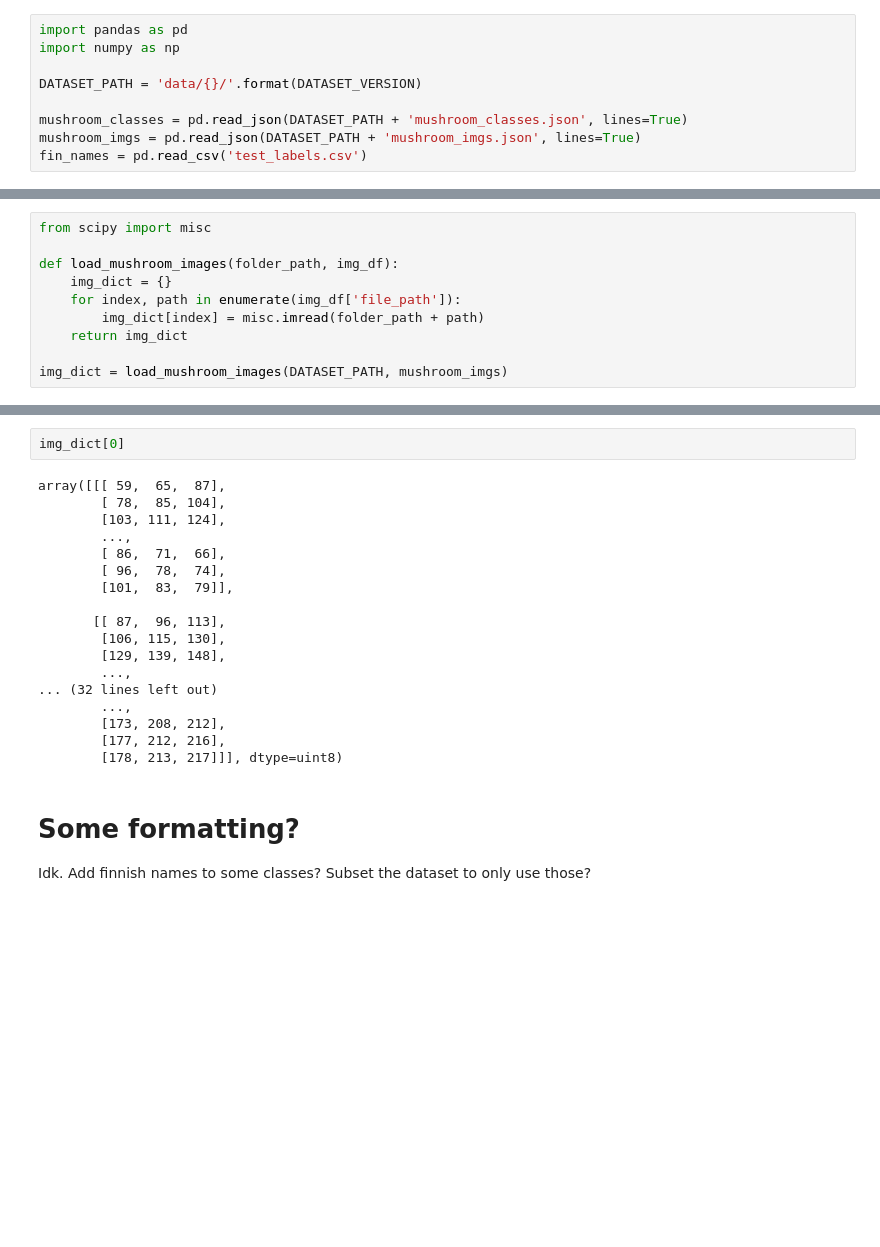
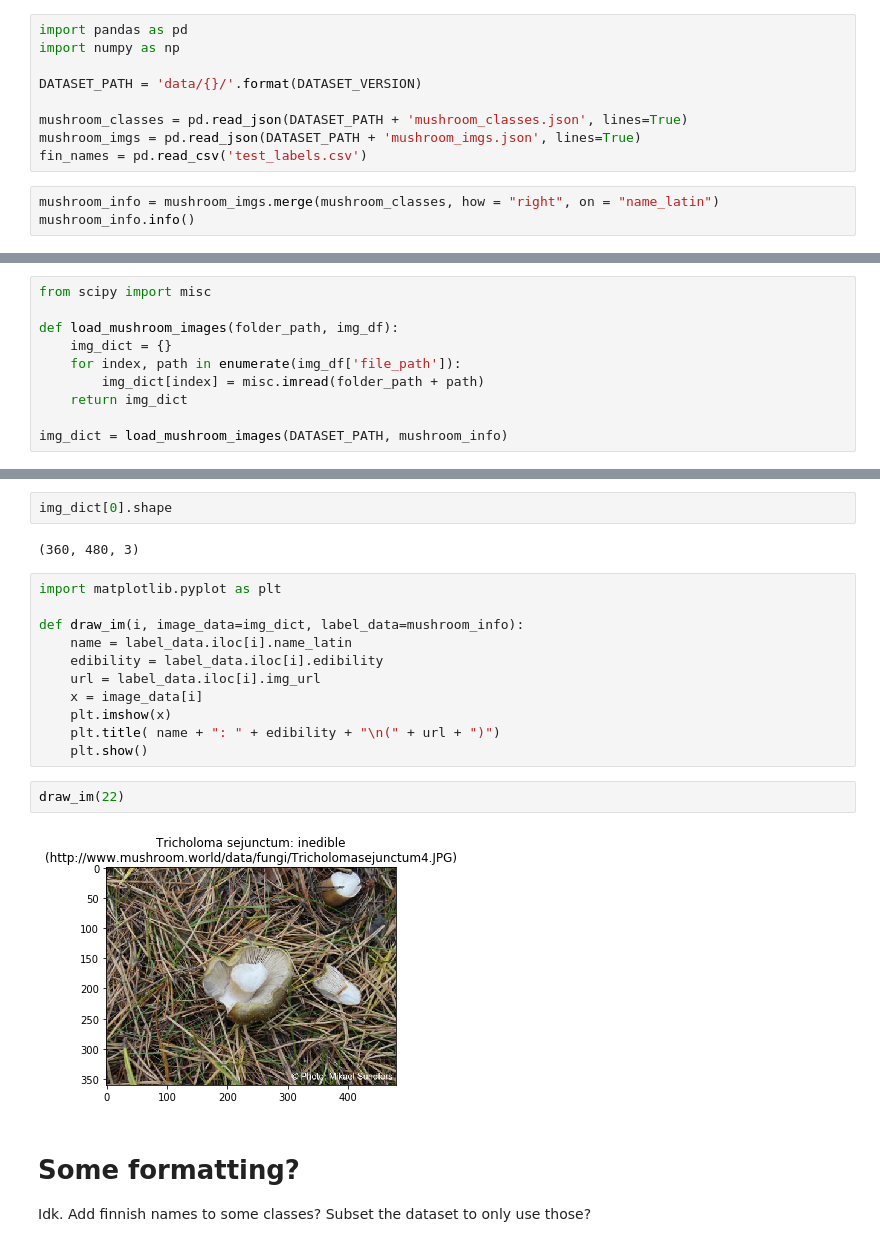
Before and after one commit to TuomoNieminen/deep-shrooms, a Jupyter notebook: deep-shrooms.ipynb, the cells around one changed output, grey strips where cells are left out. Drawn from its saved outputs; the diff is of its cells as text; blank space fills up the shorter version.

Commit message:
notebook: merge label and image data, add shroom visualizer

```diff
--- a/deep-shrooms.ipynb
+++ b/deep-shrooms.ipynb
@@ -82,3 +82,6 @@ DATASET_PATH = 'data/{}/'.format(DATASET_VERSION)
 mushroom_classes = pd.read_json(DATASET_PATH + 'mushroom_classes.json', lines=True)
 mushroom_imgs = pd.read_json(DATASET_PATH + 'mushroom_imgs.json', lines=True)
 fin_names = pd.read_csv('test_labels.csv')
+# %%
+mushroom_info = mushroom_imgs.merge(mushroom_classes, how = "right", on = "name_latin")
+mushroom_info.info()
@@ -91,4 +108,4 @@ def load_mushroom_images(folder_path, img_df):
         img_dict[index] = misc.imread(folder_path + path)
     return img_dict
 
-img_dict = load_mushroom_images(DATASET_PATH, mushroom_imgs)
+img_dict = load_mushroom_images(DATASET_PATH, mushroom_info)
@@ -95,23 +124,22 @@ img_dict = load_mushroom_images(DATASET_PATH, mushroom_imgs)
 # %%
-img_dict[0]
+img_dict[0].shape
 # %% [output]
-array([[[ 59,  65,  87],
-        [ 78,  85, 104],
-        [103, 111, 124],
-        ...,
-        [ 86,  71,  66],
-        [ 96,  78,  74],
-        [101,  83,  79]],
-
-       [[ 87,  96, 113],
-        [106, 115, 130],
-        [129, 139, 148],
-        ...,
-... (32 lines left out)
-        ...,
-        [173, 208, 212],
-        [177, 212, 216],
-        [178, 213, 217]]], dtype=uint8)
+(360, 480, 3)
+# %%
+import matplotlib.pyplot as plt
+
+def draw_im(i, image_data=img_dict, label_data=mushroom_info):
+    name = label_data.iloc[i].name_latin
+    edibility = label_data.iloc[i].edibility
+    url = label_data.iloc[i].img_url
+    x = image_data[i]
+    plt.imshow(x)
+    plt.title( name + ": " + edibility + "\n(" + url + ")")
+    plt.show()
+# %%
+draw_im(22)
+# %% [output]
+[figure, added]
 # %% [markdown]
 # Some formatting?
 
```
Also changed, not shown: parts of 4 cells of this notebook.
